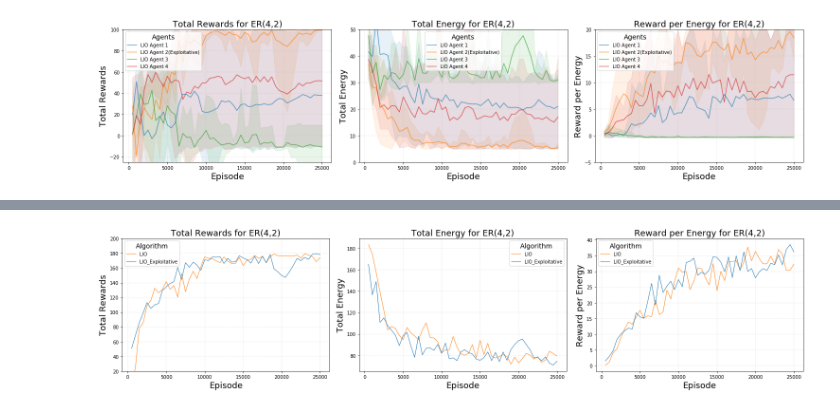
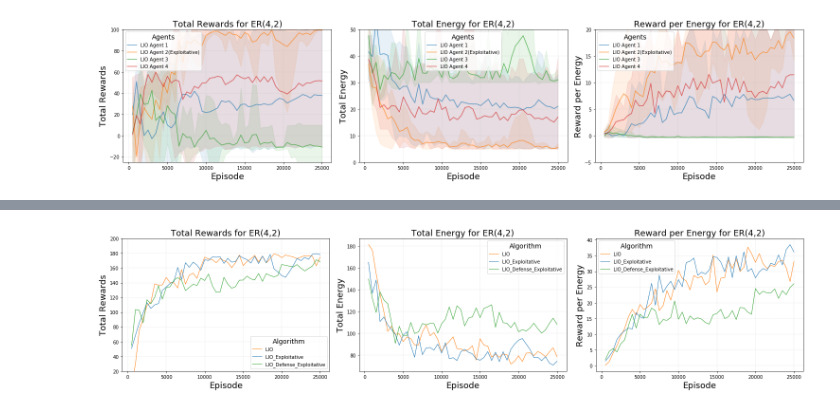
Before and after one commit to YifanChen0529/greedy_agent, a Jupyter notebook: plot_ER42_Exploitative.ipynb, the cells around one changed output, grey strips where cells are left out. Saved outputs shown, nothing was run; the diff lists cells and outputs as text; code cells hidden in the pictures.

Commit message:
LIO_Defense_1

```diff
--- a/plot_ER42_Exploitative.ipynb
+++ b/plot_ER42_Exploitative.ipynb
@@ -315,5 +440,5 @@ fig.savefig('lio_Exploitative_ER42_overall.png', dpi=300)
 # %%
-# Overall performance comparison of LIO and its exploitative case  in the ER(4,2) environment
+# Overall performance comparison of LIO, its exploitative case, and LIO-Defense in the ER(4,2) environment
 import numpy as np
 import seaborn as sns
 import pandas as pd
@@ -322,13 +447,19 @@ import matplotlib.pyplot as plt
 # Load data
 df_all_LIO = []
 df_all_LIO_Exploitative = []
+df_all_LIO_Defense_Exploitative = []
 
 for i in range(5):
     df_all_LIO.append(pd.read_csv(f'lio/results/er%d/LIO_normal_test_ER42/log.csv'%(i+1)))
     df_all_LIO_Exploitative.append(pd.read_csv(f'lio/results/er%d/LIO_Exploitative_test_ER42/log.csv'%(i+1)))
 
+for i in range(5):
+    df = pd.read_csv(f'lio/results/er{i+1}/LIO_Defense_Exploitative_test_ER42/log.csv')
+    df.columns = df.columns.str.strip()  # Clean column names
+    df_all_LIO_Defense_Exploitative.append(df)  # Append only once
+
 # Find minimum length across all dataframes
-min_length = min([len(df) for df in df_all_LIO + df_all_LIO_Exploitative])
+min_length = min([len(df) for df in df_all_LIO + df_all_LIO_Exploitative + df_all_LIO_Defense_Exploitative])
 t = df_all_LIO[0]['episode'].values[:min_length]
 
 # Create three subplots
@@ -337,6 +468,7 @@ fig, (ax1, ax2, ax3) = plt.subplots(1, 3, figsize=(21, 5))
 # Process rewards data for first plot: collective return
 signal1 = np.zeros((len(df_all_LIO), min_length))  # LIO
 signal2 = np.zeros((len(df_all_LIO_Exploitative), min_length))  # LIO_Exploitative
+signal3 = np.zeros((len(df_all_LIO_Defense_Exploitative), min_length))  # LIO_Defense_Exploitative
 
 # Fill arrays with data from each run
 for idx, df in enumerate(df_all_LIO):
@@ -351,6 +483,12 @@ for idx, df in enumerate(df_all_LIO_Exploitative):
                    df['A3_reward_total'].values[:min_length]
                    + df['A4_reward_total'].values[:min_length])
 
+for idx, df in enumerate(df_all_LIO_Defense_Exploitative):
+    signal3[idx] = (df['A1_reward_total'].values[:min_length] +
+                   df['A2_reward_total'].values[:min_length] +
+                   df['A3_reward_total'].values[:min_length]
+                   + df['A4_reward_total'].values[:min_length])
+
 # Plot 1: Total Rewards
 mins1 = np.min(signal1, axis=0)
 maxs1 = np.max(signal1, axis=0)
@@ -360,12 +498,17 @@ mins2 = np.min(signal2, axis=0)
 maxs2 = np.max(signal2, axis=0)
 means2 = np.mean(signal2, axis=0)
 
+mins3 = np.min(signal3, axis=0)
+maxs3 = np.max(signal3, axis=0)
+means3 = np.mean(signal3, axis=0)
 
 
 
 ax1.plot(t, means1, color='tab:orange', label='LIO', linewidth=1)
 
 ax1.plot(t, means2, color='tab:blue', label='LIO_Exploitative', linewidth=1)
+
+ax1.plot(t, means3, color='tab:green', label='LIO_Defense_Exploitative', linewidth=1)
 
 
 
@@ -379,6 +522,7 @@ ax1.set_ylim(20, 200)
 # Process collective energy data for second plot
 energy1 = np.zeros((len(df_all_LIO), min_length)) # LIO
 energy2 = np.zeros((len(df_all_LIO_Exploitative), min_length)) # LIO_Exploitative
+energy3 = np.zeros((len(df_all_LIO_Defense_Exploitative), min_length)) # LIO_Defense_Exploitative
 
 for idx, df in enumerate(df_all_LIO):
     energy1[idx] = (df['A1_total_energy'].values[:min_length] +
@@ -388,6 +532,12 @@ for idx, df in enumerate(df_all_LIO):
 
 for idx, df in enumerate(df_all_LIO_Exploitative):
     energy2[idx] = (df['A1_total_energy'].values[:min_length] +
+                   df['A2_total_energy'].values[:min_length] +
+                   df['A3_total_energy'].values[:min_length]
+                   + df['A4_total_energy'].values[:min_length])
+
+for idx, df in enumerate(df_all_LIO_Defense_Exploitative):
+    energy3[idx] = (df['A1_total_energy'].values[:min_length] +
                    df['A2_total_energy'].values[:min_length] +
                    df['A3_total_energy'].values[:min_length]
                    + df['A4_total_energy'].values[:min_length])
@@ -402,10 +552,16 @@ mins_e2 = np.min(energy2, axis=0)
 maxs_e2 = np.max(energy2, axis=0)
 means_e2 = np.mean(energy2, axis=0)
 
+mins_e3 = np.min(energy3, axis=0)
+maxs_e3 = np.max(energy3, axis=0)
+means_e3 = np.mean(energy3, axis=0)
+
 
 ax2.plot(t, means_e1, color='tab:orange', label='LIO', linewidth=1)
 
 ax2.plot(t, means_e2, color='tab:blue', label='LIO_Exploitative', linewidth=1)
+
+ax2.plot(t, means_e3, color='tab:green', label='LIO_Defense_Exploitative', linewidth=1)
 
 
 ax2.grid(color='silver', linestyle='--', linewidth=0.3)
@@ -417,6 +573,7 @@ ax2.legend(title='Algorithm', title_fontsize=14, loc='best')
 # Process reward per energy data for third plot
 rpe1 = np.zeros((len(df_all_LIO), min_length))
 rpe2 = np.zeros((len(df_all_LIO_Exploitative), min_length))
+rpe3 = np.zeros((len(df_all_LIO_Defense_Exploitative), min_length))
 
 for idx, df in enumerate(df_all_LIO):
     rpe1[idx] = (df['A1_reward_per_energy'].values[:min_length] +
@@ -430,32 +587,43 @@ for idx, df in enumerate(df_all_LIO_Exploitative):
                    df['A3_reward_per_energy'].values[:min_length]
                    + df['A4_reward_per_energy'].values[:min_length])
 
+for idx, df in enumerate(df_all_LIO_Defense_Exploitative):
+    rpe3[idx] = (df['A1_reward_per_energy'].values[:min_length] +
+                   df['A2_reward_per_energy'].values[:min_length] +
+                   df['A3_reward_per_energy'].values[:min_length]
+                   + df['A4_reward_per_energy'].values[:min_length])
+
 # Plot 3: Reward per Energy
 mins_r1 = np.min(rpe1, axis=0)
 maxs_r1 = np.max(rpe1, axis=0)
 means_r1 = np.mean(rpe1, axis=0)
 
 mins_r2 = np.min(rpe2, axis=0)
 maxs_r2 = np.max(rpe2, axis=0)
 means_r2 = np.mean(rpe2, axis=0)
 
+mins_r3 = np.min(rpe3, axis=0)
+maxs_r3 = np.max(rpe3, axis=0)
+means_r3 = np.mean(rpe3, axis=0)
 
 
 ax3.plot(t, means_r1, color='tab:orange', label='LIO', linewidth=1)
 
 ax3.plot(t, means_r2, color='tab:blue', label='LIO_Exploitative', linewidth=1)
+
+ax3.plot(t, means_r3, color='tab:green', label='LIO_Defense_Exploitative', linewidth=1)
 
 ax3.grid(color='silver', linestyle='--', linewidth=0.3)
 ax3.set_xlabel('Episode', fontsize=18)
 ax3.set_ylabel('Reward per Energy', fontsize=18)
 ax3.set_title('Reward per Energy for ER(4,2)', fontsize=18)
 ax3.legend(title='Algorithm', title_fontsize=14, loc='best')
 
 plt.tight_layout()
 plt.show()
 
 
 # Save figure
-fig.savefig('Overall_performance_LIO_Exploitative_ER42.png', dpi=300)
+fig.savefig('Overall_performance_LIO_Defense_Exploitative_ER42.png', dpi=300)
 # %% [output]
-[figure, old version]
+[figure, new version]
```
Also changed, not shown: parts of 1 cell of this notebook, 34 other files.
